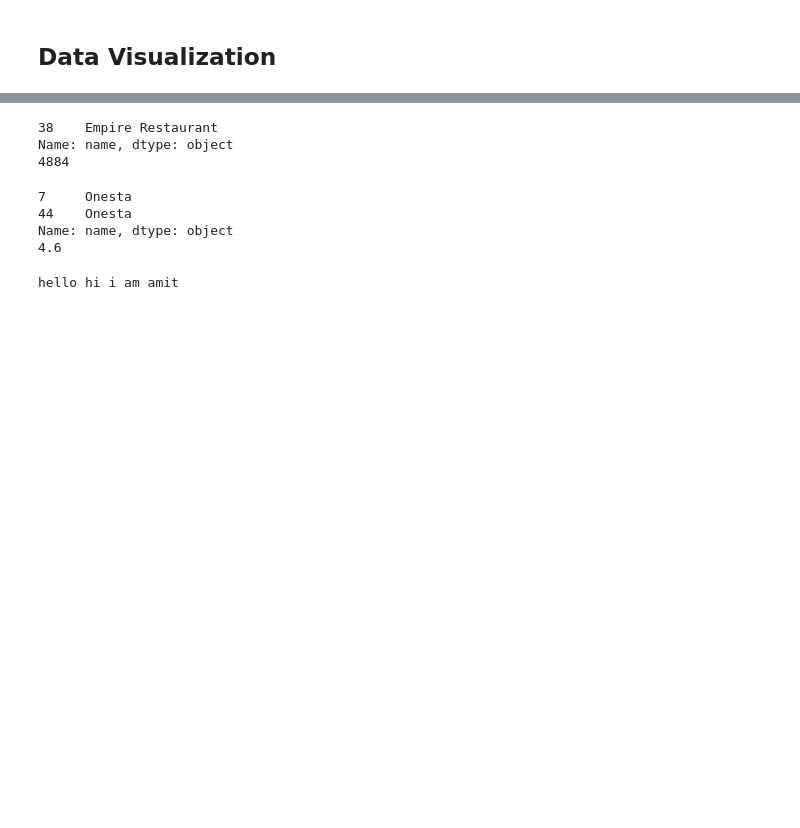
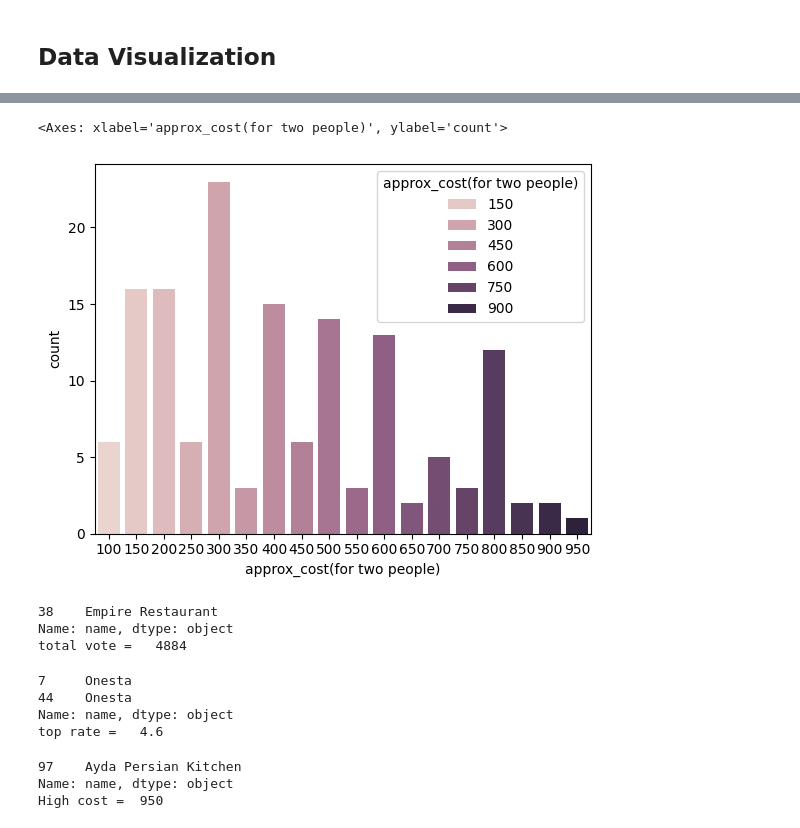
Before and after one commit to amitghoshg/Zomato-data, a Jupyter notebook: zomato_data_analysis.ipynb, the cells around one changed output, grey strips where cells are left out. Cells and saved outputs as stored; diff of their text form; code cells hidden in the pictures; blank space fills up the shorter version.

```diff
--- a/zomato_data_analysis.ipynb
+++ b/zomato_data_analysis.ipynb
@@ -89,27 +79,37 @@ Name: count, dtype: int64
+# %%
+sns.countplot(data = df, x = 'approx_cost(for two people)', hue='approx_cost(for two people)')
+# %% [output]
+<Axes: xlabel='approx_cost(for two people)', ylabel='count'>
+[figure, added]
 # %%
 most_voted = df.votes.max()
 print(df.loc[df['votes'] == most_voted, 'name'])
-print(most_voted)
+print("total vote =  ",most_voted)
 # %% [output]
 38    Empire Restaurant
 Name: name, dtype: object
-4884
+total vote =   4884
 # %%
 # vote_data = df[["name", "votes"]].iloc[30:90].sort_values(by="votes", ascending=False)
 # print(vote_data)
 # %%
 most_rated = df.rate.max()
 print(df.loc[df['rate'] == most_rated, 'name'])
-print(most_rated)
+print("top rate =  ", most_rated)
 # %% [output]
 7     Onesta
 44    Onesta
 Name: name, dtype: object
-4.6
+top rate =   4.6
 # %%
 # vote_data = df[["name", "rate"]].iloc[0:50].sort_values(by="rate", ascending=False)
 # print(vote_data)
 # %%
-print("hello hi i am amit")
+high_cost = df['approx_cost(for two people)'].max()
+restaurant_with_max_cost = df.loc[df['approx_cost(for two people)'] == high_cost, 'name']
+print(restaurant_with_max_cost)
+print("High cost = ",  high_cost)
 # %% [output]
-hello hi i am amit
+97    Ayda Persian Kitchen
+Name: name, dtype: object
+High cost =  950
```
Also changed, not shown: parts of 5 cells of this notebook.
